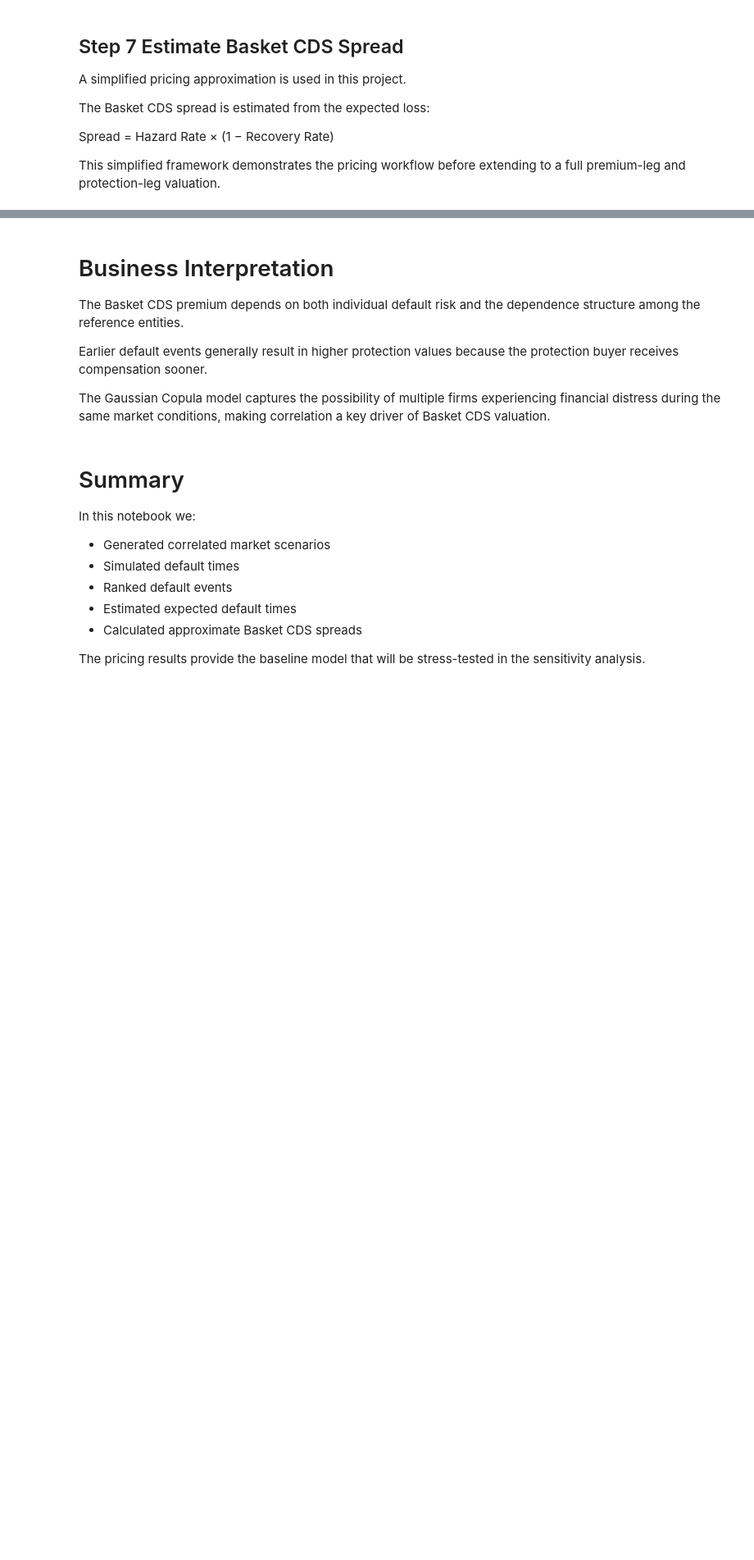
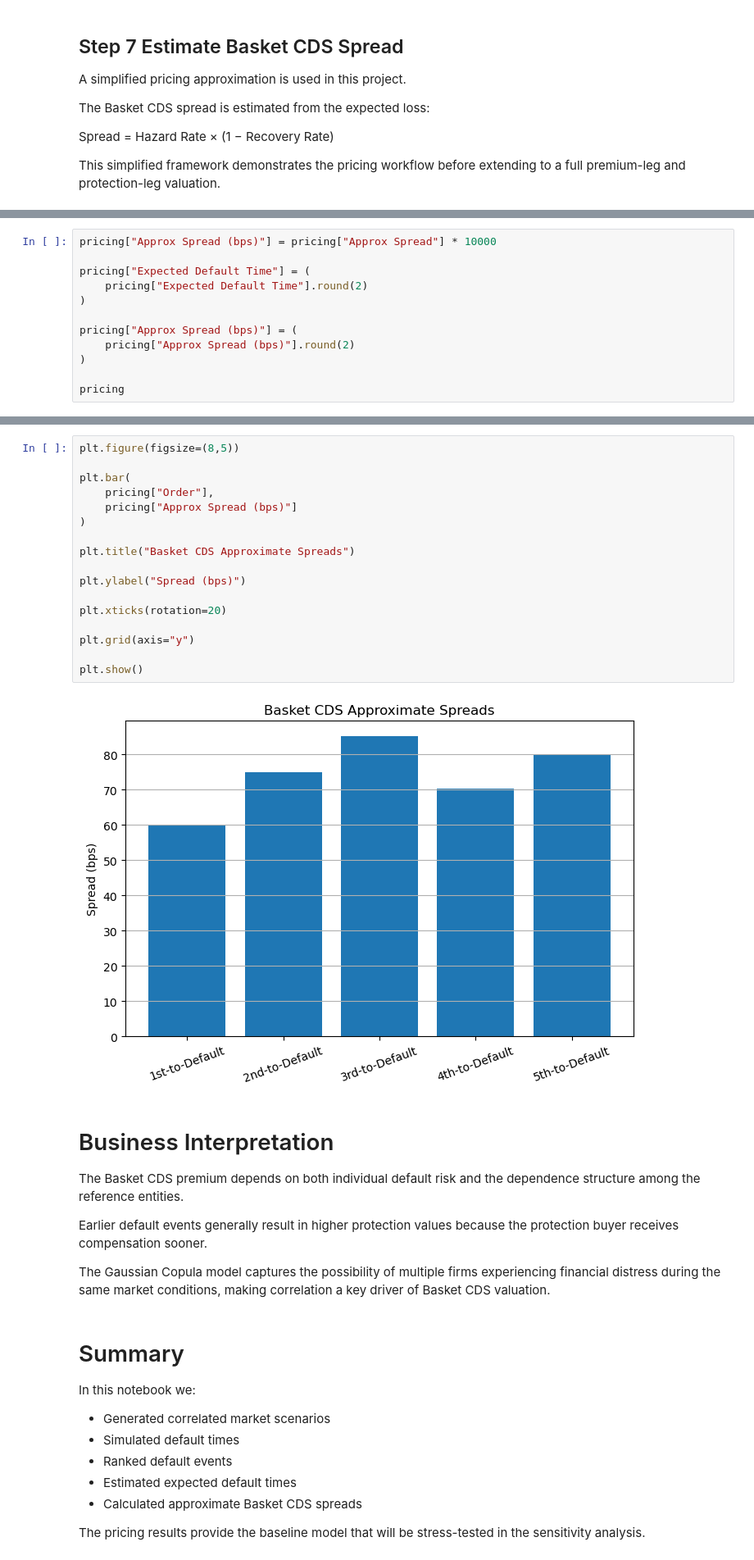
Before and after one commit to Lilly0813/Credit-risk-modeling, a Jupyter notebook: Notebooks/05_basket_cds_pricing.ipynb, the cells around one changed output, grey strips where cells are left out. Shown at 82% size. Cells and saved outputs as stored; diff of their text form; blank space fills up the shorter version.

```diff
--- a/Notebooks/05_basket_cds_pricing.ipynb
+++ b/Notebooks/05_basket_cds_pricing.ipynb
@@ -147,0 +148,12 @@ pricing
+# %%
+pricing["Approx Spread (bps)"] = pricing["Approx Spread"] * 10000
+
+pricing["Expected Default Time"] = (
+    pricing["Expected Default Time"].round(2)
+)
+
+pricing["Approx Spread (bps)"] = (
+    pricing["Approx Spread (bps)"].round(2)
+)
+
+pricing
@@ -148,3 +167,22 @@ pricing
+# %%
+plt.figure(figsize=(8,5))
+
+plt.bar(
+    pricing["Order"],
+    pricing["Approx Spread (bps)"]
+)
+
+plt.title("Basket CDS Approximate Spreads")
+
+plt.ylabel("Spread (bps)")
+
+plt.xticks(rotation=20)
+
+plt.grid(axis="y")
+
+plt.show()
+# %% [output]
+[figure, added]
 # %% [markdown]
 # Business Interpretation
 
```
Also changed, not shown: parts of 6 cells of this notebook, 2 other files.
